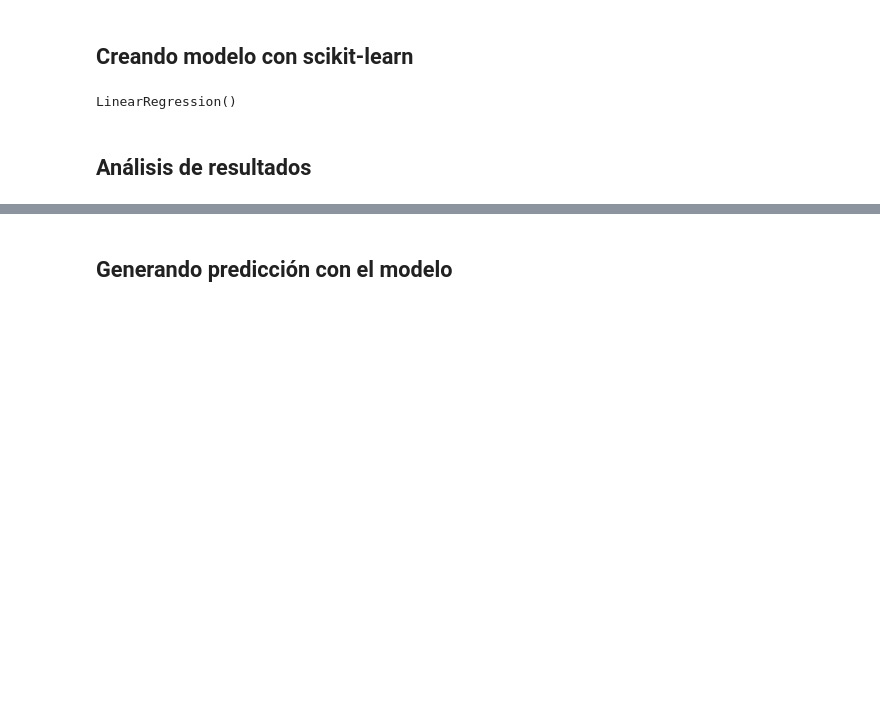
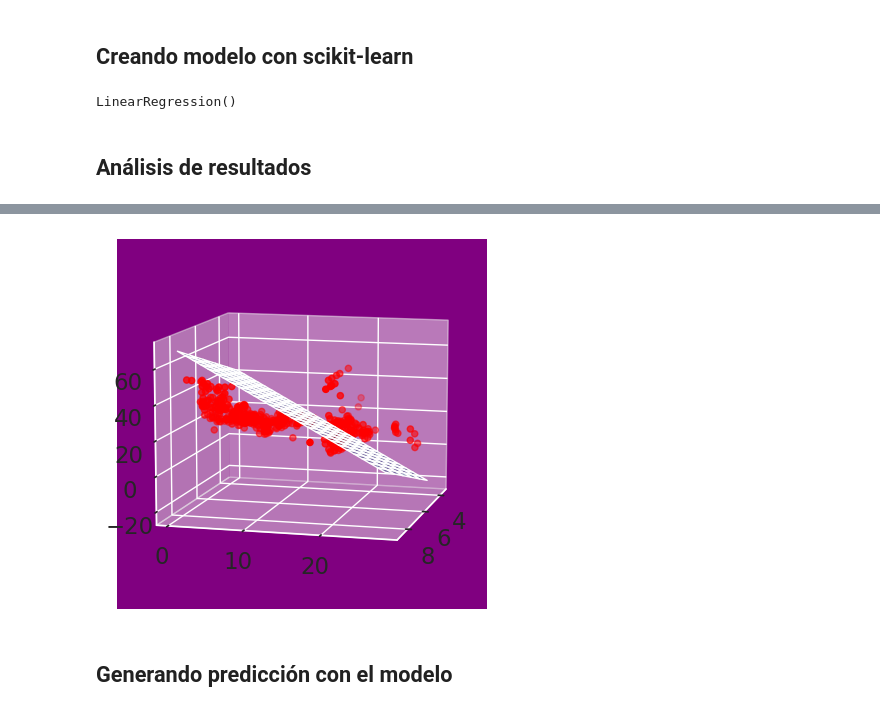
Before and after one commit to CarlosCortes2020/ScikitLearnRegLin, a Jupyter notebook: notebooks/regresion_multivariable.ipynb, the cells around one changed output, grey strips where cells are left out. Cells and saved outputs as stored; diff of their text form; code cells hidden in the pictures; blank space fills up the shorter version.

Commit message:
Commit with the first lineal model finalized

```diff
--- a/notebooks/regresion_multivariable.ipynb
+++ b/notebooks/regresion_multivariable.ipynb
@@ -89,2 +65,76 @@ plt.show()
+# %%
+# --- Importación de Librerías ---
+# Importa la librería principal para graficar en 2D y 3D. Se usa el alias 'plt'.
+import matplotlib.pyplot as plt
+# Importa herramientas específicas para crear gráficos en 3D desde matplotlib.
+from mpl_toolkits.mplot3d import *
+# Importa NumPy, una librería fundamental para cálculos numéricos, especialmente con arrays (vectores y matrices). Se usa el alias 'np'.
+import numpy as np
+# Se asume que pandas ya fue importado, por ejemplo como 'import pandas as pd', ya que se usa más adelante.
+
+# --- Creación de una Malla (Grid) para el Plano de Predicción ---
+# Define un rango de valores para la primera variable independiente ('RM').
+# np.arange() crea una secuencia de números desde el valor mínimo de 'RM' en el DataFrame 'df' hasta su valor máximo.
+x1_range = np.arange(df['RM'].min(), df['RM'].max())
+
+# Hace lo mismo para la segunda variable independiente ('INDUS').
+x2_range = np.arange(df['INDUS'].min(), df['INDUS'].max())
+
+# np.meshgrid() crea dos matrices (grids) de coordenadas a partir de los dos rangos anteriores.
+# 'x1_grid' y 'x2_grid' ahora contienen todas las combinaciones posibles de valores de 'RM' e 'INDUS' en el área del gráfico.
+# Esto es esencial para poder dibujar una superficie continua (el plano de regresión).
+x1_grid, x2_grid = np.meshgrid(x1_range, x2_range)
+
+
+# --- Preparación de Datos para la Predicción ---
+# Crea un nuevo DataFrame llamado 'plano'.
+# .ravel() convierte las matrices 2D 'x1_grid' y 'x2_grid' en arrays 1D (las aplana).
+# Este DataFrame contiene todas las combinaciones de puntos (RM, INDUS) sobre las que queremos predecir un valor.
+plano = pd.DataFrame({'RM': x1_grid.ravel(), 'INDUS': x2_grid.ravel()})
+
+
+# --- Realización y Formateo de las Predicciones ---
+# Utiliza un modelo de regresión ya entrenado (asumimos que 'slr' es un objeto de modelo, ej. de Scikit-learn).
+# .predict(plano) calcula el valor predicho para cada par de puntos (RM, INDUS) en el DataFrame 'plano'.
+# .reshape(x1_grid.shape) transforma el resultado (que es un array 1D) de nuevo a una matriz 2D con la misma forma que 'x1_grid'.
+# Esto es necesario para que las dimensiones de X, Y y Z coincidan al graficar la superficie.
+pred = slr.predict(plano).reshape(x1_grid.shape)
+
+# Si la variable dependiente fue escalada antes de entrenar el modelo (una práctica común),
+# 'sc_y' sería el objeto escalador (ej. StandardScaler).
+# .inverse_transform() revierte la escala de las predicciones, devolviéndolas a sus unidades originales para que puedan ser interpretadas y graficadas correctamente.
+pred = sc_y.inverse_transform(pred)
+
+
+# --- Creación y Configuración del Gráfico 3D ---
+# Crea una nueva figura, que es el contenedor principal para todos los elementos del gráfico.
+fig = plt.figure()
+
+# Añade un sistema de ejes (un subplot) a la figura.
+# El argumento projection='3d' especifica que este será un gráfico tridimensional.
+ax = fig.add_subplot(projection='3d', facecolor='purple')
+
+# Dibuja la superficie de predicción (el plano de regresión).
+# Usa 'x1_grid' para el eje X, 'x2_grid' para el eje Y, y las predicciones 'pred' para el eje Z.
+# 'alpha=0.5' establece la transparencia de la superficie al 50%, permitiendo ver los puntos de datos que están detrás.
+ax.plot_surface(x1_grid, x2_grid, pred, alpha=0.5)
+
+# Dibuja los puntos de datos originales sobre el mismo gráfico 3D.
+# ax.scatter() crea un diagrama de dispersión.
+# Usa las columnas 'RM' e 'INDUS' del DataFrame original para las coordenadas X e Y, y la columna 'MEDV' (la variable real) para la coordenada Z.
+# 'color' y 'marker' definen la apariencia de los puntos (círculos rojos).
+ax.scatter(df['RM'], df['INDUS'], df['MEDV'], color='red', marker='o')
+
+# Configura el ángulo de visión de la cámara para el gráfico 3D.
+# 'elev' es la elevación (ángulo vertical) y 'azim' es el azimut (ángulo horizontal/rotación).
+# Esto ayuda a encontrar la perspectiva más clara para visualizar la relación entre el plano y los puntos.
+ax.view_init(elev=10, azim=15)
+
+
+# --- Visualización del Gráfico ---
+# Muestra la figura con todos los elementos graficados.
+plt.show()
+# %% [output]
+[figure, added]
 # %% [markdown]
 ## Generando predicción con el modelo
```
Also changed, not shown: parts of 3 cells of this notebook, 3 other files.
